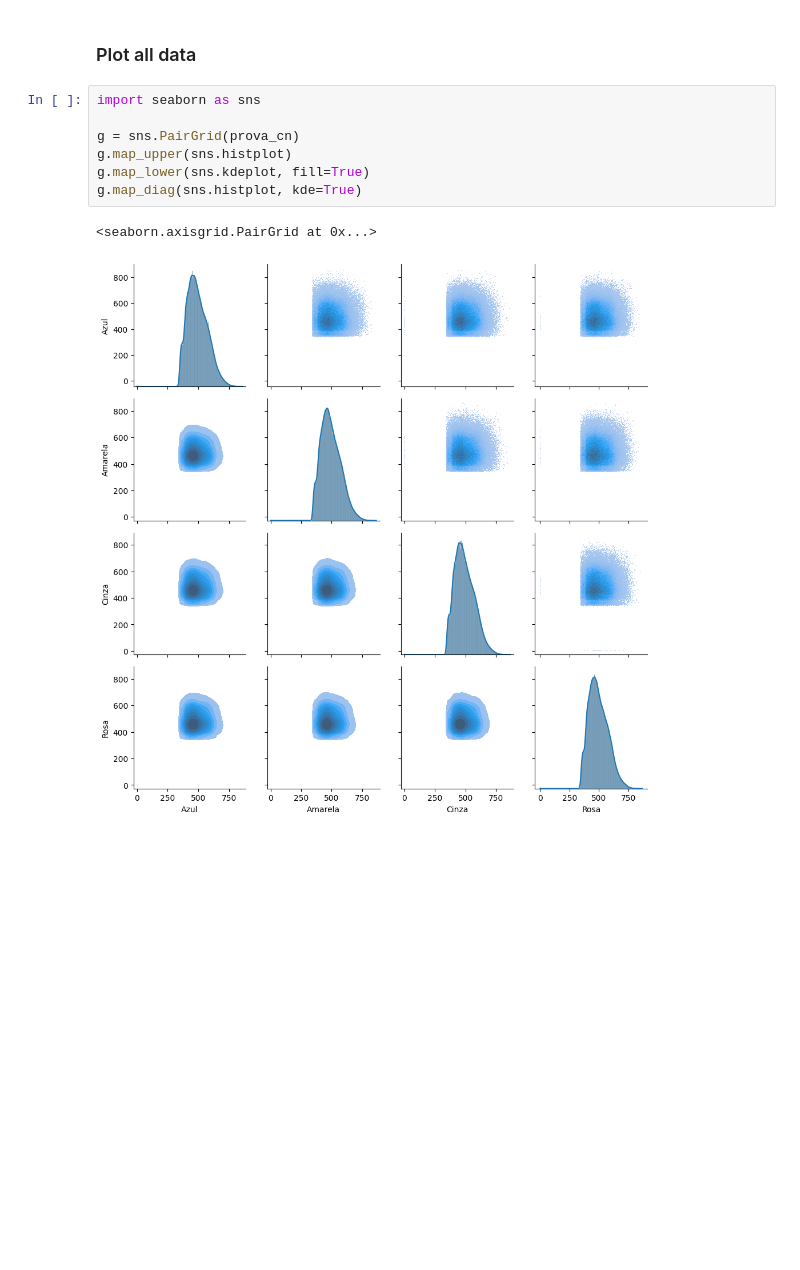
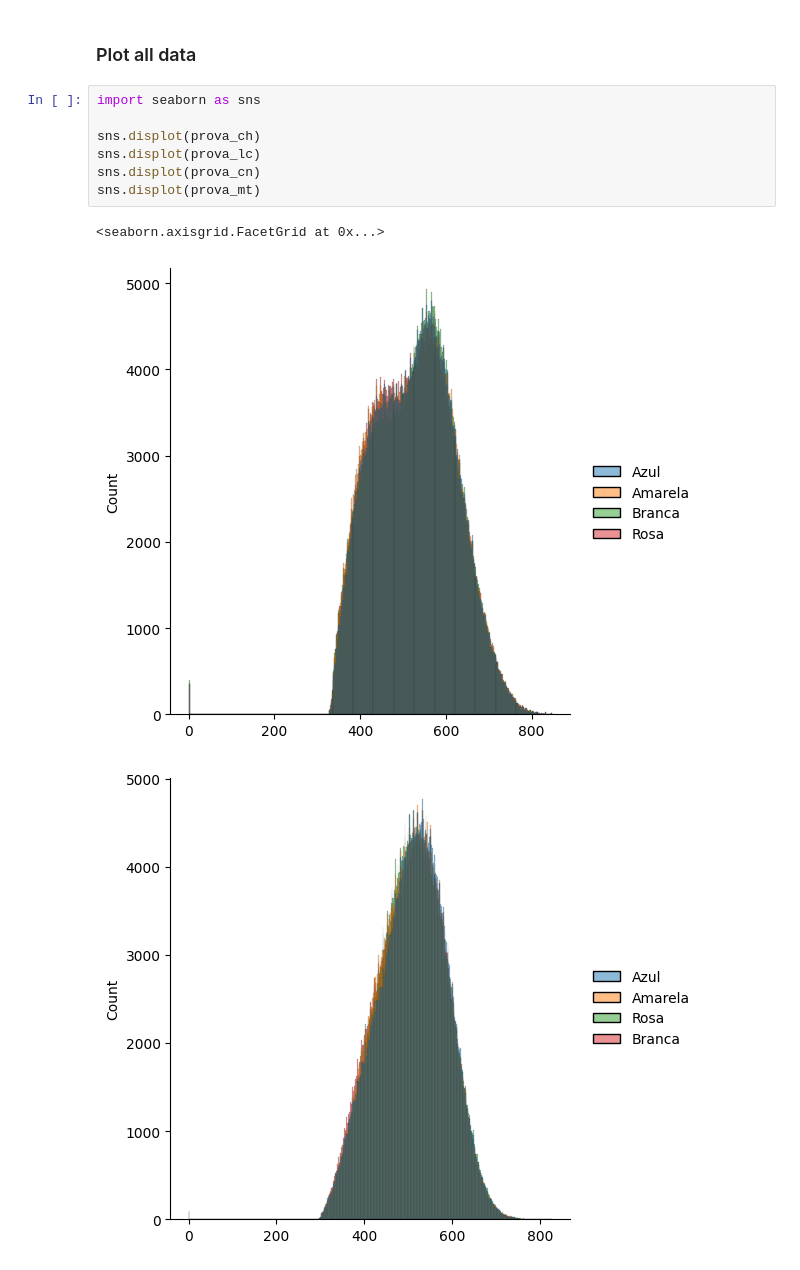
Before and after one commit to ma-ath/experiment-design, a Jupyter notebook: experiment1.ipynb, the cells around one changed output. Cells and saved outputs as stored; diff of their text form; blank space fills up the shorter version.

```diff
--- a/experiment1.ipynb
+++ b/experiment1.ipynb
@@ -148,13 +148,14 @@ assert(len(prova_mt["Rosa"].dropna()) == len(prova_mt_rosa))
 assert(len(prova_mt["Cinza"].dropna()) == len(prova_mt_cinza))
 # %% [markdown]
 ### Plot all data
-# %%
-import seaborn as sns
-
-g = sns.PairGrid(prova_cn)
-g.map_upper(sns.histplot)
-g.map_lower(sns.kdeplot, fill=True)
-g.map_diag(sns.histplot, kde=True)
-# %% [output]
-<seaborn.axisgrid.PairGrid at 0x...>
-[figure, removed]
+# %%
+import seaborn as sns
+
+sns.displot(prova_ch)
+sns.displot(prova_lc)
+sns.displot(prova_cn)
+sns.displot(prova_mt)
+# %% [output]
+<seaborn.axisgrid.FacetGrid at 0x...>
+[figure, added]
+[figure, added]
```
Also changed, not shown: parts of 2 cells of this notebook, 1 other file.
